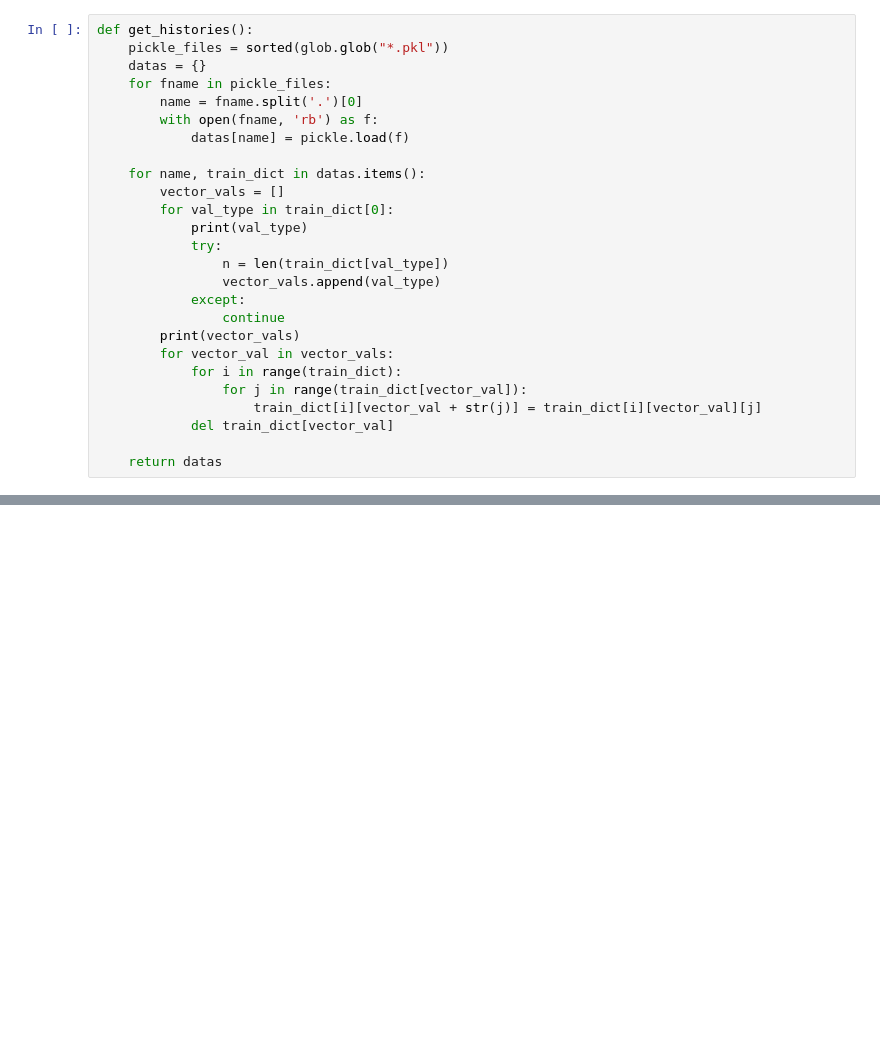
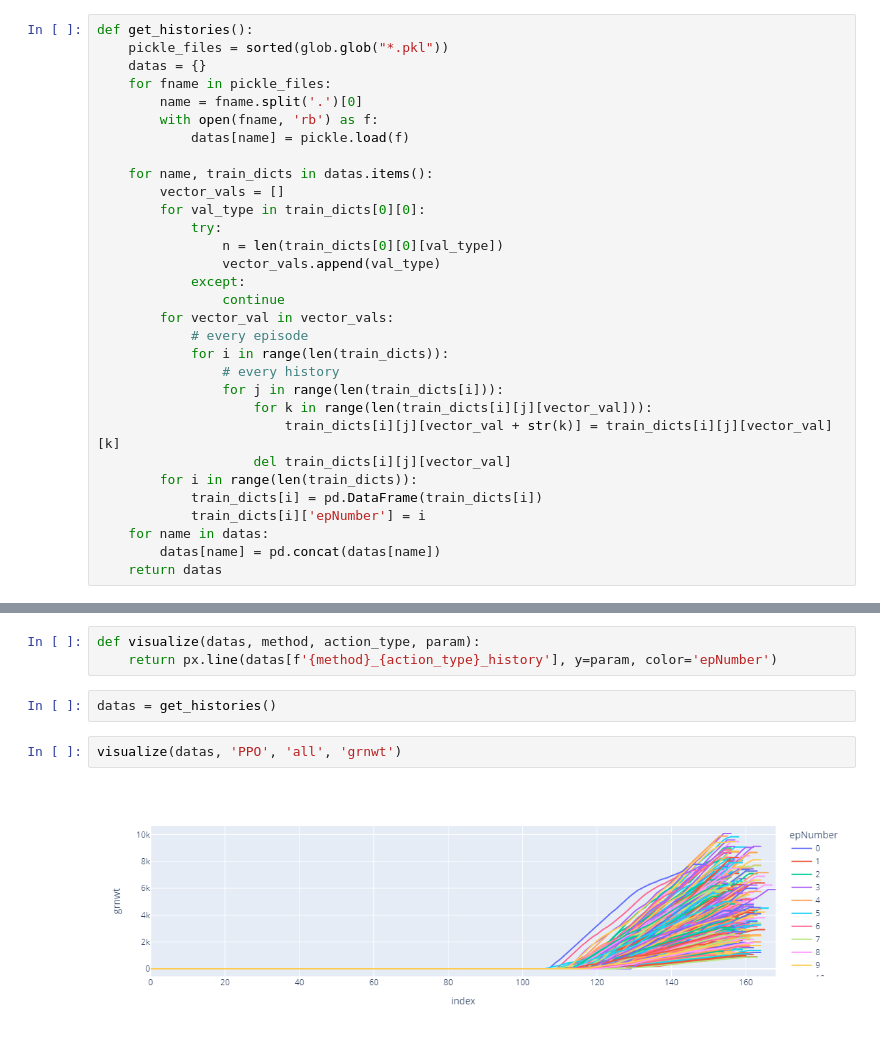
Before and after one commit to yzhilong/cs4246_proj, a Jupyter notebook: DataVisualization.ipynb, the cells around one changed output, grey strips where cells are left out. Cells and saved outputs as stored; diff of their text form; blank space fills up the shorter version.

Commit message:
add visualization notebook

```diff
--- a/DataVisualization.ipynb
+++ b/DataVisualization.ipynb
@@ -14,20 +16,25 @@ def get_histories():
         with open(fname, 'rb') as f:
             datas[name] = pickle.load(f)
 
-    for name, train_dict in datas.items():
+    for name, train_dicts in datas.items():
         vector_vals = []
-        for val_type in train_dict[0]:
-            print(val_type)
+        for val_type in train_dicts[0][0]:
             try:
-                n = len(train_dict[val_type])
+                n = len(train_dicts[0][0][val_type])
                 vector_vals.append(val_type)
             except:
                 continue
-        print(vector_vals)
         for vector_val in vector_vals:
-            for i in range(train_dict):
-                for j in range(train_dict[vector_val]):
-                    train_dict[i][vector_val + str(j)] = train_dict[i][vector_val][j]
-            del train_dict[vector_val]
-
+            # every episode
+            for i in range(len(train_dicts)):
+                # every history
+                for j in range(len(train_dicts[i])):
+                    for k in range(len(train_dicts[i][j][vector_val])):
+                        train_dicts[i][j][vector_val + str(k)] = train_dicts[i][j][vector_val][k]
+                    del train_dicts[i][j][vector_val]
+        for i in range(len(train_dicts)):
+            train_dicts[i] = pd.DataFrame(train_dicts[i])
+            train_dicts[i]['epNumber'] = i
+    for name in datas:
+        datas[name] = pd.concat(datas[name])
     return datas
@@ -51,0 +41,9 @@ pd.DataFrame(datas['A2C_all_history'][0])
+# %%
+def visualize(datas, method, action_type, param):
+    return px.line(datas[f'{method}_{action_type}_history'], y=param, color='epNumber')
+# %%
+datas = get_histories()
+# %%
+visualize(datas, 'PPO', 'all', 'grnwt')
+# %% [output]
+[figure, added]
```
Also changed, not shown: parts of 3 cells of this notebook.
